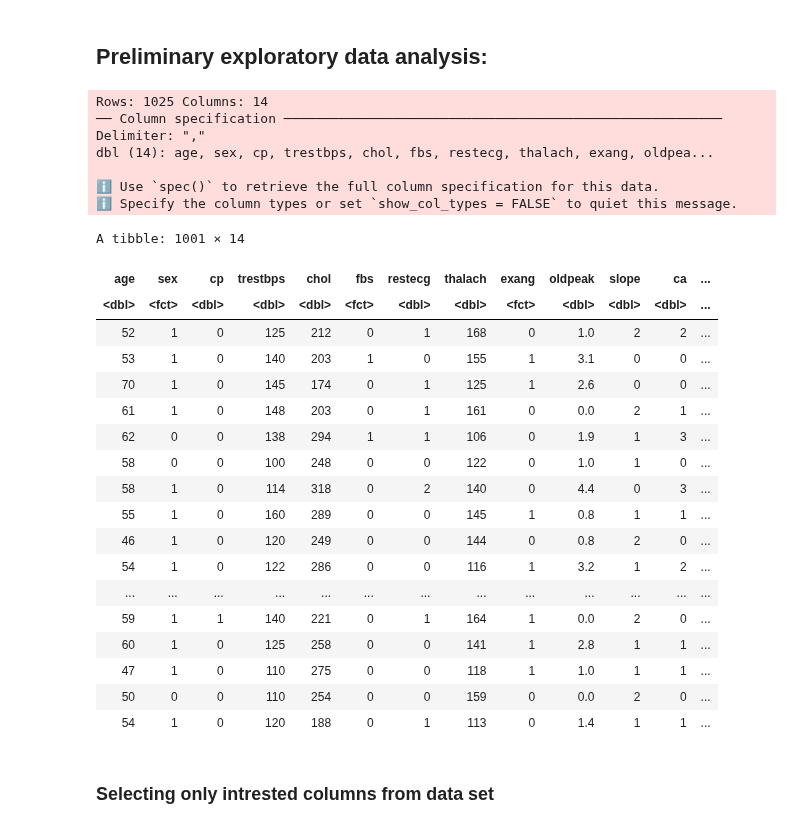
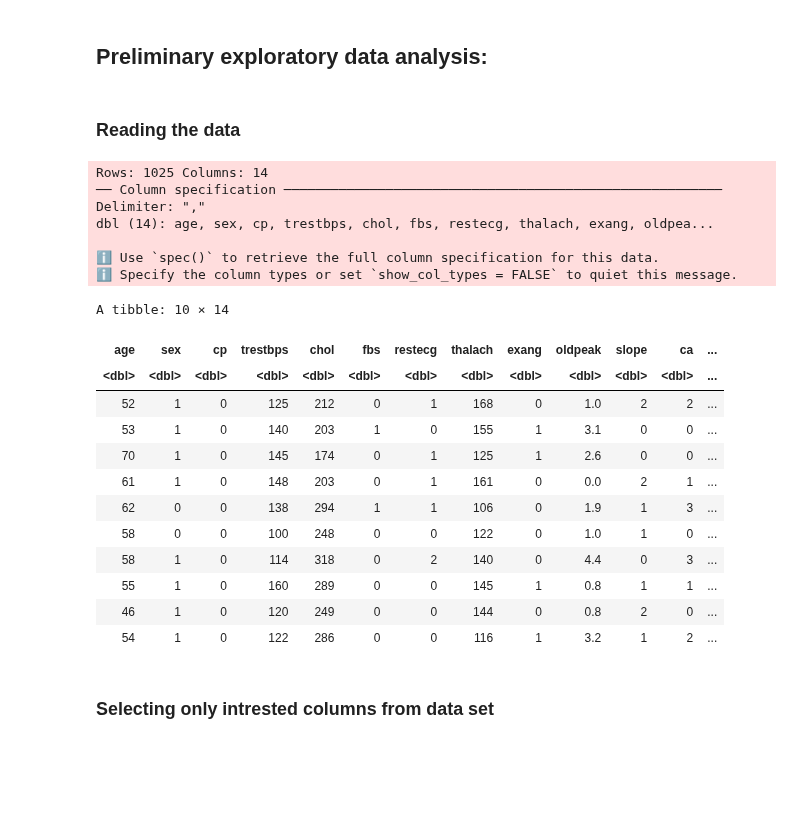
Before and after one commit to carriexu26/DSCI-Group-Project, a Jupyter notebook: heart_disease.ipynb, the cells around one changed output. Drawn from its saved outputs; the diff is of its cells as text; code cells hidden in the pictures; blank space fills up the shorter version.

```diff
--- a/heart_disease.ipynb
+++ b/heart_disease.ipynb
@@ -75,20 +74,23 @@ library(tidyverse)
 # %% [markdown]
 ## Preliminary exploratory data analysis:
+# %% [markdown]
+### Reading the data
 # %%
-heart_data <- read_csv("heart.csv")|> mutate(target = as_factor(target),exang = as_factor(exang),fbs = as_factor(fbs),sex = as_factor(sex))
-heart_data <- heart_data[!(heart_data$thal==0 | heart_data$ca==4),]
-heart_data
+heart_data_full <- read_csv("heart.csv")|>
+    mutate(target = as_factor(target))
+heart_data_full <- heart_data_full[!(heart_data_full$thal==0 | heart_data_full$ca==4),]
+head(heart_data_full, 10)
 # %% [output]
 Rows: 1025 Columns: 14
 ── Column specification ────────────────────────────────────────────────────────
 Delimiter: ","
 dbl (14): age, sex, cp, trestbps, chol, fbs, restecg, thalach, exang, oldpea...
 
 ℹ Use `spec()` to retrieve the full column specification for this data.
 ℹ Specify the column types or set `show_col_types = FALSE` to quiet this message.
-A tibble: 1001 × 14
+A tibble: 10 × 14
 | age | sex | cp | trestbps | chol | fbs | restecg | thalach | exang | oldpeak | slope | ca | ... |
-| <dbl> | <fct> | <dbl> | <dbl> | <dbl> | <fct> | <dbl> | <dbl> | <fct> | <dbl> | <dbl> | <dbl> | ... |
+| <dbl> | <dbl> | <dbl> | <dbl> | <dbl> | <dbl> | <dbl> | <dbl> | <dbl> | <dbl> | <dbl> | <dbl> | ... |
 | 52 | 1 | 0 | 125 | 212 | 0 | 1 | 168 | 0 | 1.0 | 2 | 2 | ... |
 | 53 | 1 | 0 | 140 | 203 | 1 | 0 | 155 | 1 | 3.1 | 0 | 0 | ... |
 | 70 | 1 | 0 | 145 | 174 | 0 | 1 | 125 | 1 | 2.6 | 0 | 0 | ... |
@@ -99,12 +101,6 @@ A tibble: 1001 × 14
 | 55 | 1 | 0 | 160 | 289 | 0 | 0 | 145 | 1 | 0.8 | 1 | 1 | ... |
 | 46 | 1 | 0 | 120 | 249 | 0 | 0 | 144 | 0 | 0.8 | 2 | 0 | ... |
 | 54 | 1 | 0 | 122 | 286 | 0 | 0 | 116 | 1 | 3.2 | 1 | 2 | ... |
-| ... | ... | ... | ... | ... | ... | ... | ... | ... | ... | ... | ... | ... |
-| 59 | 1 | 1 | 140 | 221 | 0 | 1 | 164 | 1 | 0.0 | 2 | 0 | ... |
-| 60 | 1 | 0 | 125 | 258 | 0 | 0 | 141 | 1 | 2.8 | 1 | 1 | ... |
-| 47 | 1 | 0 | 110 | 275 | 0 | 0 | 118 | 1 | 1.0 | 1 | 1 | ... |
-| 50 | 0 | 0 | 110 | 254 | 0 | 0 | 159 | 0 | 0.0 | 2 | 0 | ... |
-| 54 | 1 | 0 | 120 | 188 | 0 | 1 | 113 | 0 | 1.4 | 1 | 1 | ... |
 # %% [markdown]
 ### Selecting only intrested columns from data set
 # %%
```
Also changed, not shown: parts of 30 cells of this notebook.
